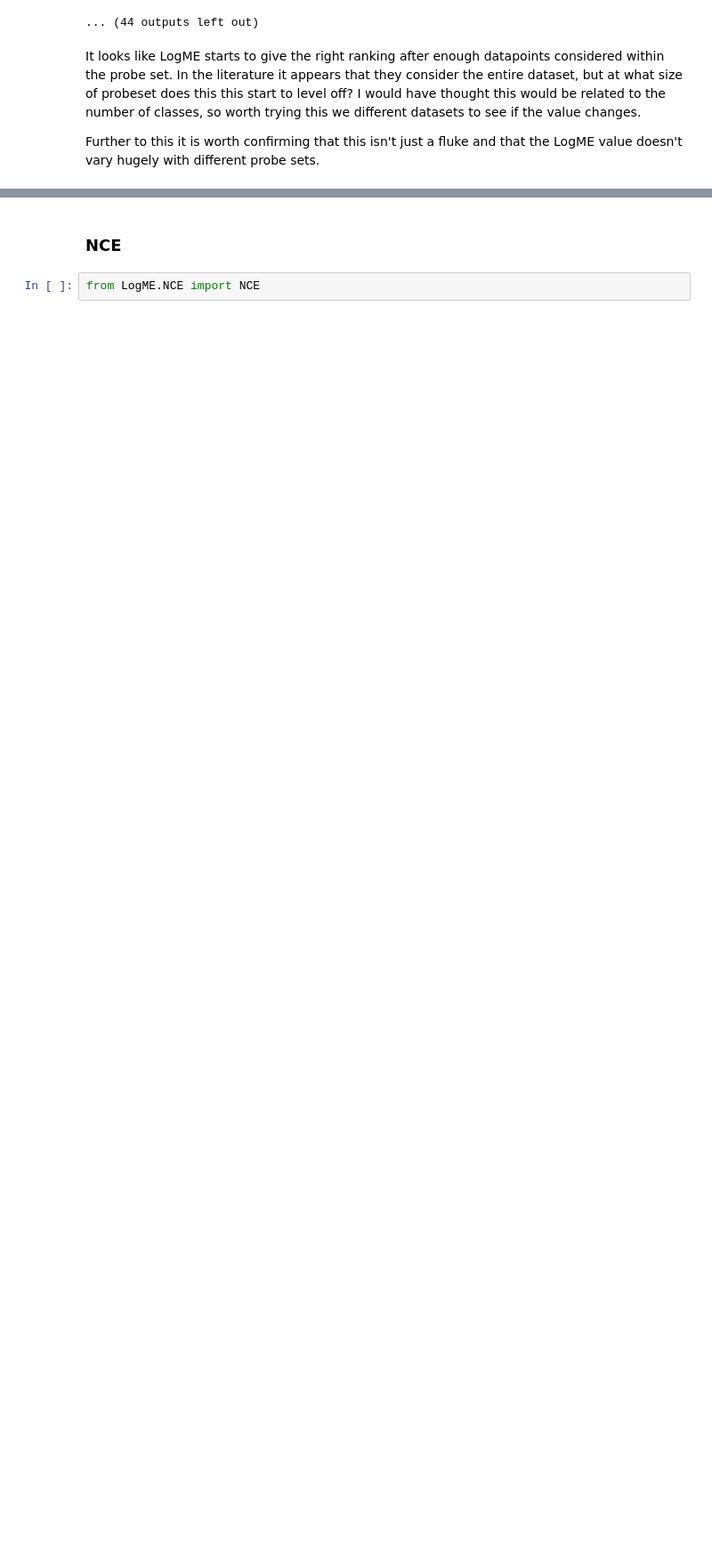
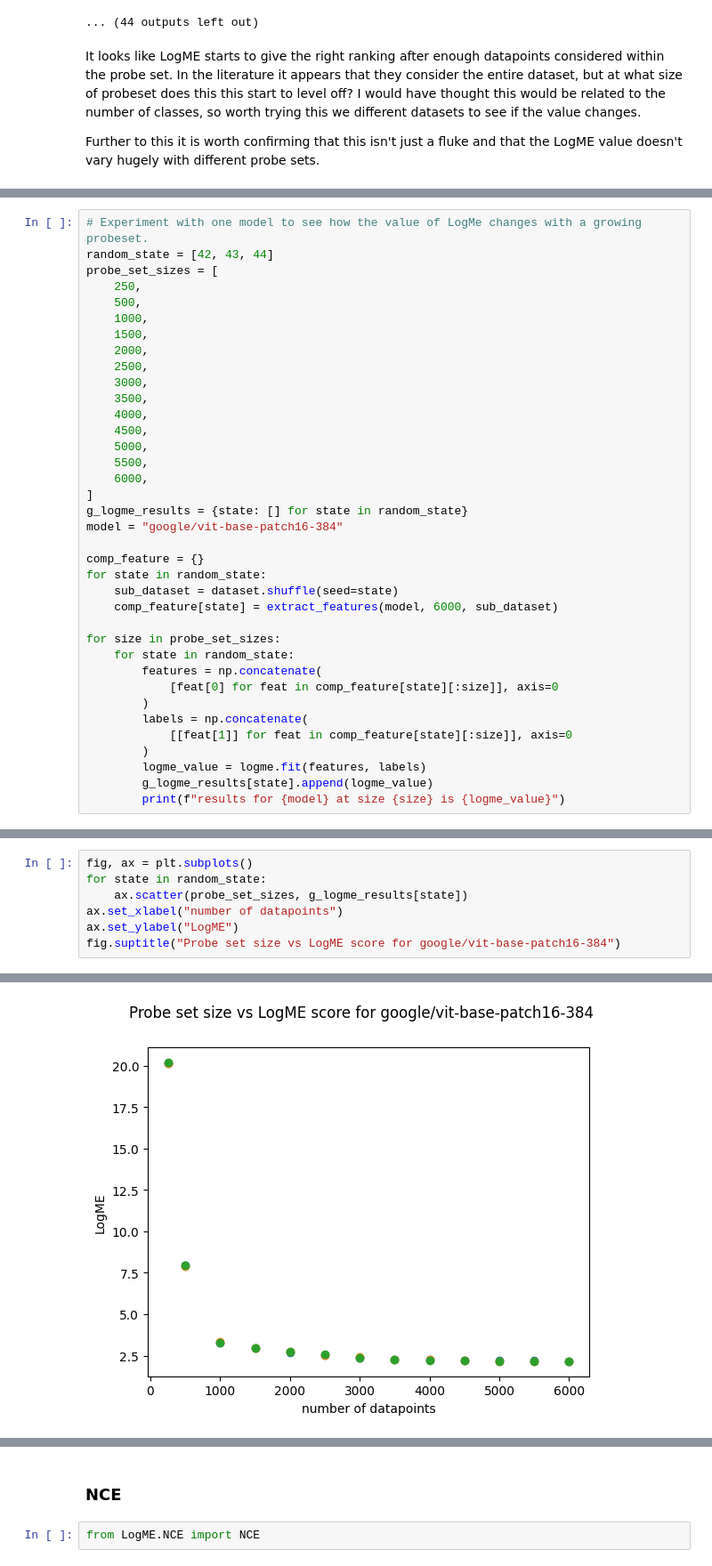
Before and after one commit to alan-turing-institute/ARC-LoCoMoSeT, a Jupyter notebook: notebooks/other_metrics.ipynb, the cells around one changed output, grey strips where cells are left out. Shown at 89% size. Drawn from its saved outputs; the diff is of its cells as text; blank space fills up the shorter version.

```diff
--- a/notebooks/other_metrics.ipynb
+++ b/notebooks/other_metrics.ipynb
@@ -329,0 +381,37 @@ for state in random_state:
+# %%
+# Experiment with one model to see how the value of LogMe changes with a growing probeset.
+random_state = [42, 43, 44]
+probe_set_sizes = [
+    250,
+    500,
+    1000,
+    1500,
+    2000,
+    2500,
+    3000,
+    3500,
+    4000,
+    4500,
+    5000,
+    5500,
+    6000,
+]
+g_logme_results = {state: [] for state in random_state}
+model = "google/vit-base-patch16-384"
+
+comp_feature = {}
+for state in random_state:
+    sub_dataset = dataset.shuffle(seed=state)
+    comp_feature[state] = extract_features(model, 6000, sub_dataset)
+
+for size in probe_set_sizes:
+    for state in random_state:
+        features = np.concatenate(
+            [feat[0] for feat in comp_feature[state][:size]], axis=0
+        )
+        labels = np.concatenate(
+            [[feat[1]] for feat in comp_feature[state][:size]], axis=0
+        )
+        logme_value = logme.fit(features, labels)
+        g_logme_results[state].append(logme_value)
+        print(f"results for {model} at size {size} is {logme_value}")
@@ -329,0 +446,8 @@ for state in random_state:
+# %%
+fig, ax = plt.subplots()
+for state in random_state:
+    ax.scatter(probe_set_sizes, g_logme_results[state])
+ax.set_xlabel("number of datapoints")
+ax.set_ylabel("LogME")
+fig.suptitle("Probe set size vs LogME score for google/vit-base-patch16-384")
+# %% [output]
@@ -329,0 +455 @@ for state in random_state:
+[figure, added]
```
Also changed, not shown: parts of 10 cells of this notebook, 2 other files.
